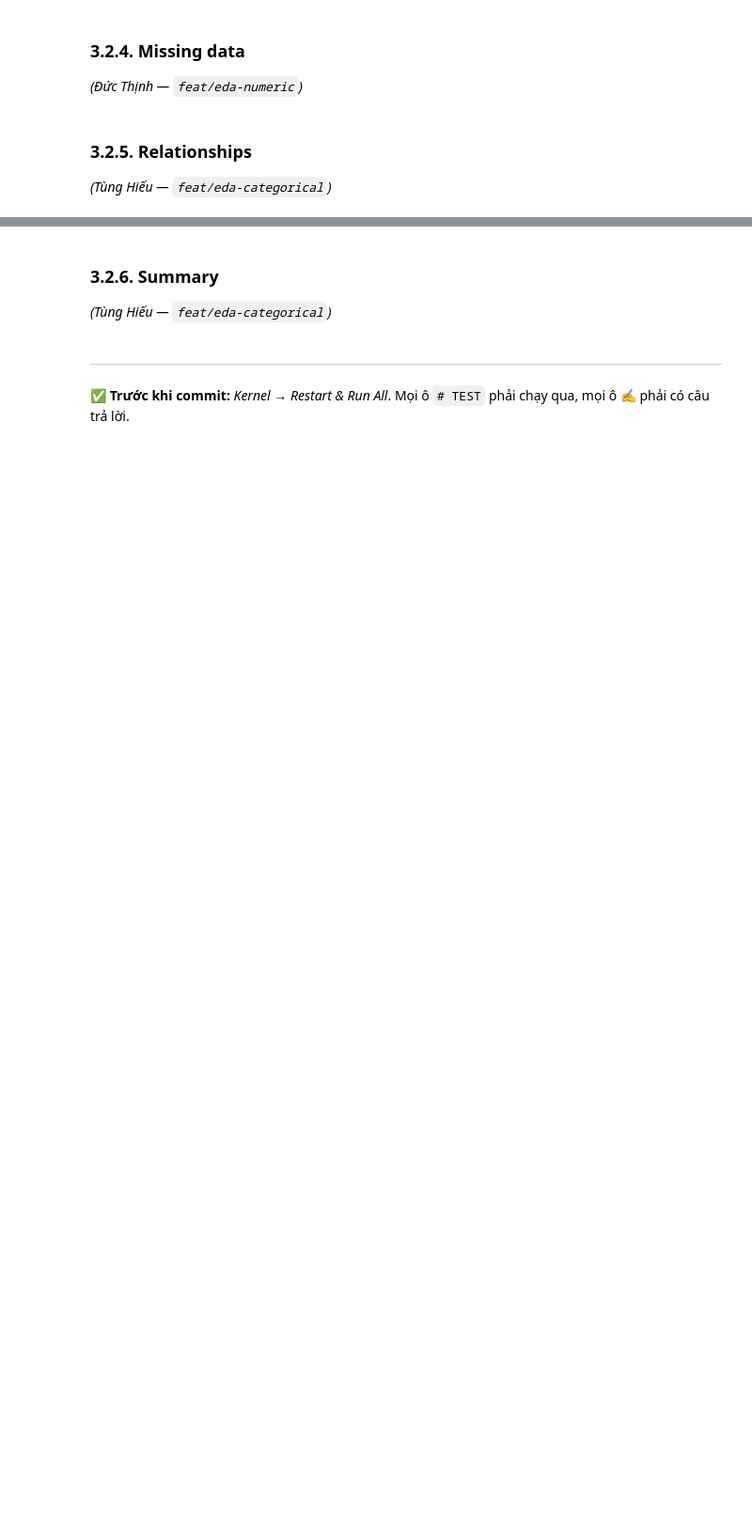
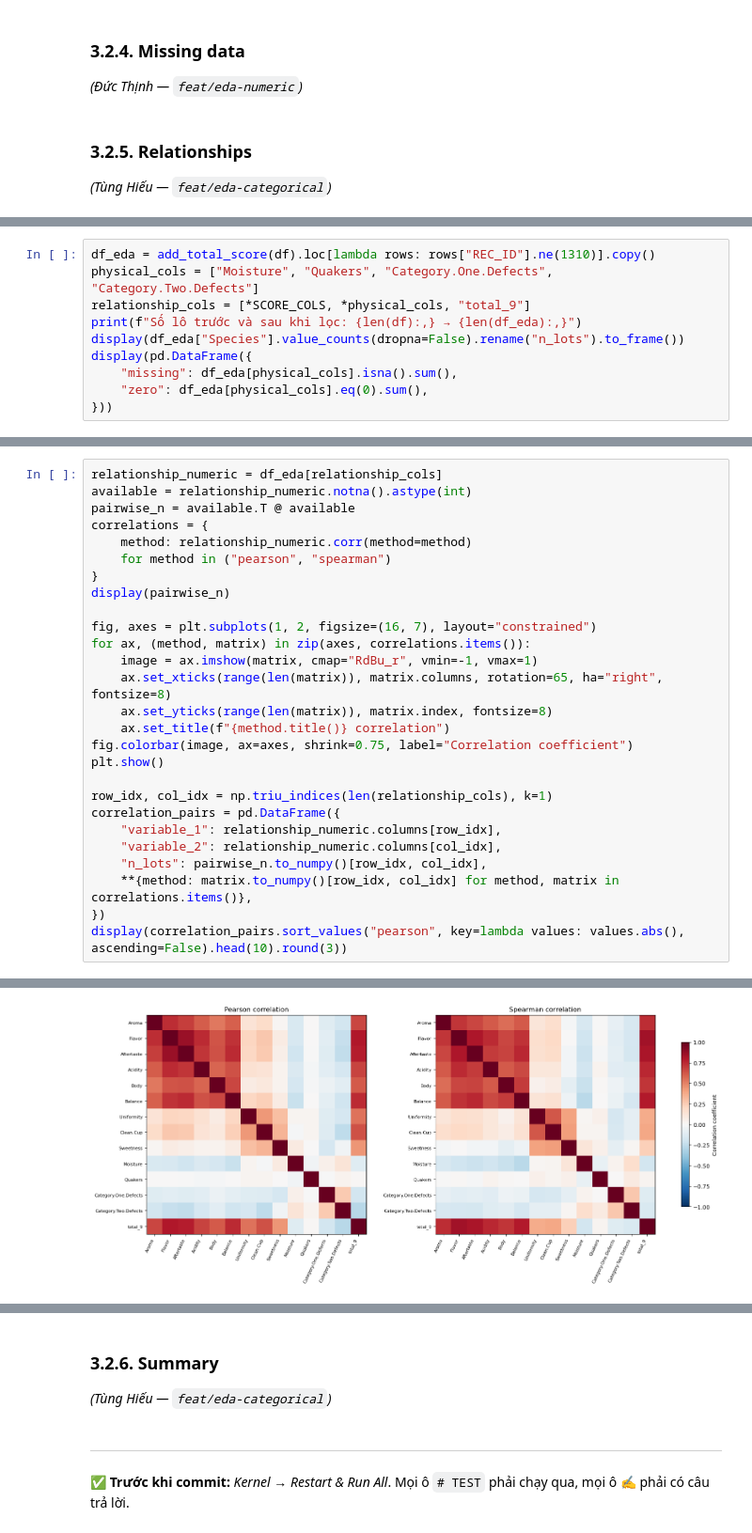
Before and after one commit to dnhoang-2006/coffee-quality, a Jupyter notebook: notebooks/01_collection_exploration.ipynb, the cells around one changed output, grey strips where cells are left out. Shown at 94% size. Saved outputs shown, nothing was run; the diff lists cells and outputs as text; blank space fills up the shorter version.

Commit message:
Add categorical EDA, relationships and related work

```diff
--- a/notebooks/01_collection_exploration.ipynb
+++ b/notebooks/01_collection_exploration.ipynb
@@ -692,0 +1118,10 @@ files_summary
+# %%
+df_eda = add_total_score(df).loc[lambda rows: rows["REC_ID"].ne(1310)].copy()
+physical_cols = ["Moisture", "Quakers", "Category.One.Defects", "Category.Two.Defects"]
+relationship_cols = [*SCORE_COLS, *physical_cols, "total_9"]
+print(f"Số lô trước và sau khi lọc: {len(df):,} → {len(df_eda):,}")
+display(df_eda["Species"].value_counts(dropna=False).rename("n_lots").to_frame())
+display(pd.DataFrame({
+    "missing": df_eda[physical_cols].isna().sum(),
+    "zero": df_eda[physical_cols].eq(0).sum(),
+}))
@@ -692,0 +1143,28 @@ files_summary
+# %%
+relationship_numeric = df_eda[relationship_cols]
+available = relationship_numeric.notna().astype(int)
+pairwise_n = available.T @ available
+correlations = {
+    method: relationship_numeric.corr(method=method)
+    for method in ("pearson", "spearman")
+}
+display(pairwise_n)
+
+fig, axes = plt.subplots(1, 2, figsize=(16, 7), layout="constrained")
+for ax, (method, matrix) in zip(axes, correlations.items()):
+    image = ax.imshow(matrix, cmap="RdBu_r", vmin=-1, vmax=1)
+    ax.set_xticks(range(len(matrix)), matrix.columns, rotation=65, ha="right", fontsize=8)
+    ax.set_yticks(range(len(matrix)), matrix.index, fontsize=8)
+    ax.set_title(f"{method.title()} correlation")
+fig.colorbar(image, ax=axes, shrink=0.75, label="Correlation coefficient")
+plt.show()
+
+row_idx, col_idx = np.triu_indices(len(relationship_cols), k=1)
+correlation_pairs = pd.DataFrame({
+    "variable_1": relationship_numeric.columns[row_idx],
+    "variable_2": relationship_numeric.columns[col_idx],
+    "n_lots": pairwise_n.to_numpy()[row_idx, col_idx],
+    **{method: matrix.to_numpy()[row_idx, col_idx] for method, matrix in correlations.items()},
+})
+display(correlation_pairs.sort_values("pearson", key=lambda values: values.abs(), ascending=False).head(10).round(3))
+# %% [output]
@@ -692,0 +1186 @@ files_summary
+[figure, added]
```
Also changed, not shown: parts of 35 cells of this notebook, 8 other files.
